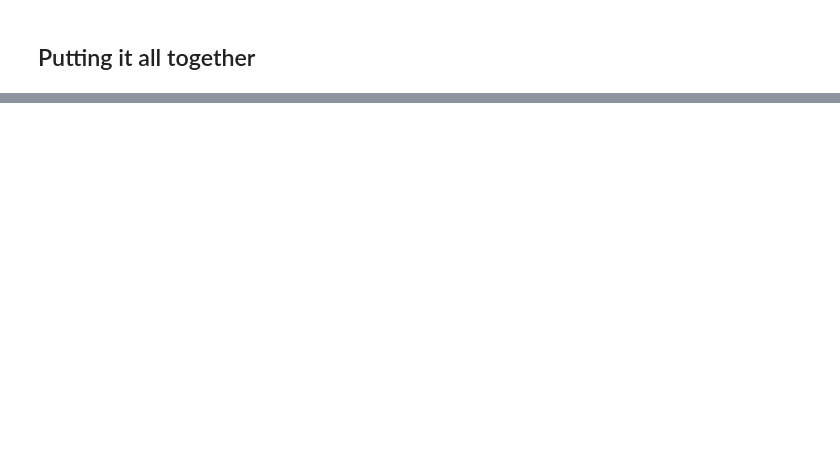
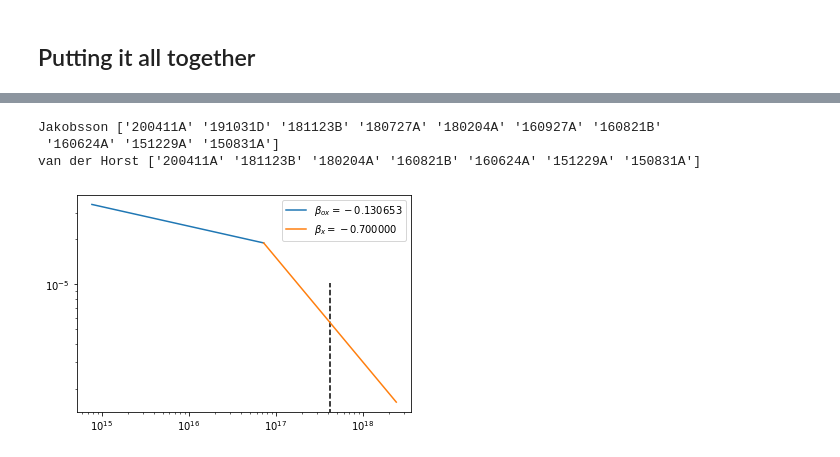
Before and after one commit to cgobat/dark-GRBs, a Jupyter notebook: exploratory.ipynb, the cells around one changed output, grey strips where cells are left out. Cells and saved outputs as stored; diff of their text form; code cells hidden in the pictures; blank space fills up the shorter version.

Commit message:
Progress update
Preliminary Beta_ox calculations, improvements to AsymmetricUncertainty class, and catalog updates

```diff
--- a/exploratory.ipynb
+++ b/exploratory.ipynb
@@ -206,0 +303,53 @@ for i in testcase.index:
+# %%
+max_dt = 0.1
+nu_x = 10**np.mean((np.log10(0.3),np.log10(10))) / 4.135667696e-18
+results = pd.DataFrame(columns=["GRB","dt%","nu_o","F_o","nu_x","F_x","B_ox"])
+for i_o in new_optical.index:
+    t_o = float(new_optical.loc[i_o,"Time (s)"])
+    F_o = float(new_optical.loc[i_o,"Flux (Jy)"])
+    nu_o = 299792458/float(new_optical.loc[i_o,"λ_eff"]/1e10)
+    for i_x in xrt_data.index:
+        t_x = float(xrt_data.loc[i_x,"Time"])
+        dt = np.abs(t_o-t_x)/t_o
+        if dt > max_dt or new_optical.loc[i_o,"GRB"] != xrt_data.loc[i_x,"GRB"]:
+            pass
+        else:
+            F_x = float(xrt_data.loc[i_x,"SpecFlux"])
+            Beta_ox = -np.log10(F_x/F_o)/np.log10(nu_x/nu_o)
+            if not np.isnan(Beta_ox):
+                results = results.append({"GRB":new_optical.loc[i_o,"GRB"], "dt%":dt,
+                       "nu_o":nu_o, "F_o":F_o, "nu_x":nu_x, "F_x":F_x,
+                       "B_ox":Beta_ox},ignore_index=True)
+
+# get the previously retreived x-ray spectral indices for comparison
+for i in results.index:
+    grb_id = results.loc[i,"GRB"]
+    results.loc[i,"B_x"] = float(new_sGRBs.loc[new_sGRBs["GRB"]==grb_id,"Beta_X"])
+# %%
+print("Jakobsson",results.loc[results["B_ox"]<0.5,"GRB"].unique())
+print("van der Horst",results.loc[results["B_ox"]<results["B_x"]-0.5,"GRB"].unique())
+# %% [output]
+Jakobsson ['200411A' '191031D' '181123B' '180727A' '180204A' '160927A' '160821B'
+ '160624A' '151229A' '150831A']
+van der Horst ['200411A' '181123B' '180204A' '160821B' '160624A' '151229A' '150831A']
+# %%
+def simulate_spectrum(idx):
+    inter_freqs = np.linspace(results.loc[idx,"nu_o"],0.3/4.135667696e-18,100)
+    xray_freqs = np.linspace(0.3,10,100)/4.135667696e-18
+
+    ox_spec = inter_freqs**(-results.loc[idx,"B_ox"])
+    ox_spec *= (results.loc[idx,"F_o"]/ox_spec[0])
+    x_spec = xray_freqs**(-results.loc[idx,"B_x"])
+    x_spec *= (ox_spec[-1]/x_spec[0])
+    plt.plot(inter_freqs,ox_spec,label=r"$\beta_{ox}=%f$"%(-results.loc[idx,"B_ox"]))
+    plt.plot(xray_freqs,x_spec,label=r"$\beta_x=%f$"%(-results.loc[idx,"B_x"]))
+    plt.vlines([10**np.mean((np.log10(0.3),np.log10(10))) / 4.135667696e-18],0,10**np.log10((x_spec.max()+x_spec.min())/2),"k",linestyle="--")
+    plt.xscale("log")
+    plt.yscale("log")
+    plt.legend()
+    #plt.gca().set_yticklabels([])
+    plt.show()
+# %%
+simulate_spectrum(82)
+# %% [output]
+[figure, added]
```
Also changed, not shown: parts of 18 cells of this notebook, 2 other files.
